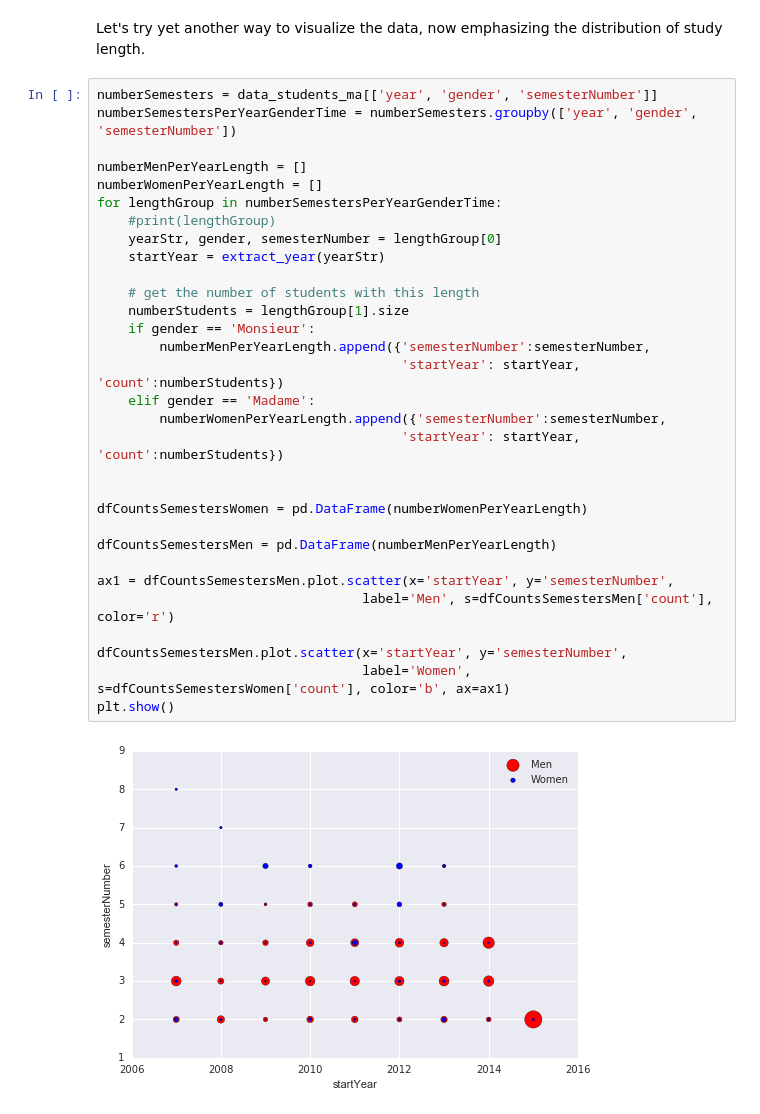
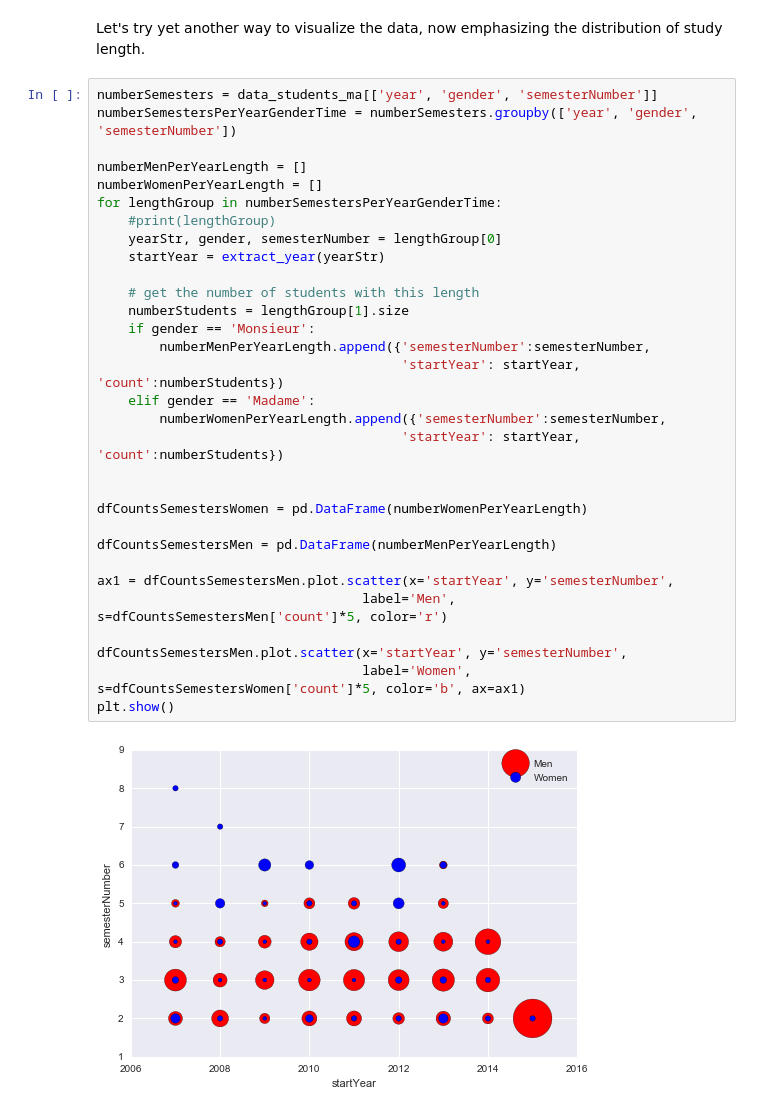
Before and after one commit to Rivollet/ADAHomework, a Jupyter notebook: 02 - Data from the Web/Web data Notebook.ipynb, the cells around one changed output. Drawn from its saved outputs; the diff is of its cells as text.

Commit message:
Changed size of points in plot

```diff
--- a/02 - Data from the Web/Web data Notebook.ipynb
+++ b/02 - Data from the Web/Web data Notebook.ipynb
@@ -767,33 +768,33 @@ Let's try yet another way to visualize the data, now emphasizing the distributio
 # %%
 numberSemesters = data_students_ma[['year', 'gender', 'semesterNumber']]
 numberSemestersPerYearGenderTime = numberSemesters.groupby(['year', 'gender', 'semesterNumber'])
 
 numberMenPerYearLength = []
 numberWomenPerYearLength = []
 for lengthGroup in numberSemestersPerYearGenderTime:
     #print(lengthGroup)
     yearStr, gender, semesterNumber = lengthGroup[0]
     startYear = extract_year(yearStr)
 
     # get the number of students with this length
     numberStudents = lengthGroup[1].size
     if gender == 'Monsieur':
         numberMenPerYearLength.append({'semesterNumber':semesterNumber,
                                        'startYear': startYear, 'count':numberStudents})
     elif gender == 'Madame':
         numberWomenPerYearLength.append({'semesterNumber':semesterNumber,
                                        'startYear': startYear, 'count':numberStudents})
 
 
 dfCountsSemestersWomen = pd.DataFrame(numberWomenPerYearLength)
 
 dfCountsSemestersMen = pd.DataFrame(numberMenPerYearLength)
 
 ax1 = dfCountsSemestersMen.plot.scatter(x='startYear', y='semesterNumber',
-                                  label='Men', s=dfCountsSemestersMen['count'], color='r')
+                                  label='Men', s=dfCountsSemestersMen['count']*5, color='r')
 
 dfCountsSemestersMen.plot.scatter(x='startYear', y='semesterNumber',
-                                  label='Women', s=dfCountsSemestersWomen['count'], color='b', ax=ax1)
+                                  label='Women', s=dfCountsSemestersWomen['count']*5, color='b', ax=ax1)
 plt.show()
 # %% [output]
-[figure, old version]
+[figure, new version]
```
Also changed, not shown: parts of 5 cells of this notebook.
